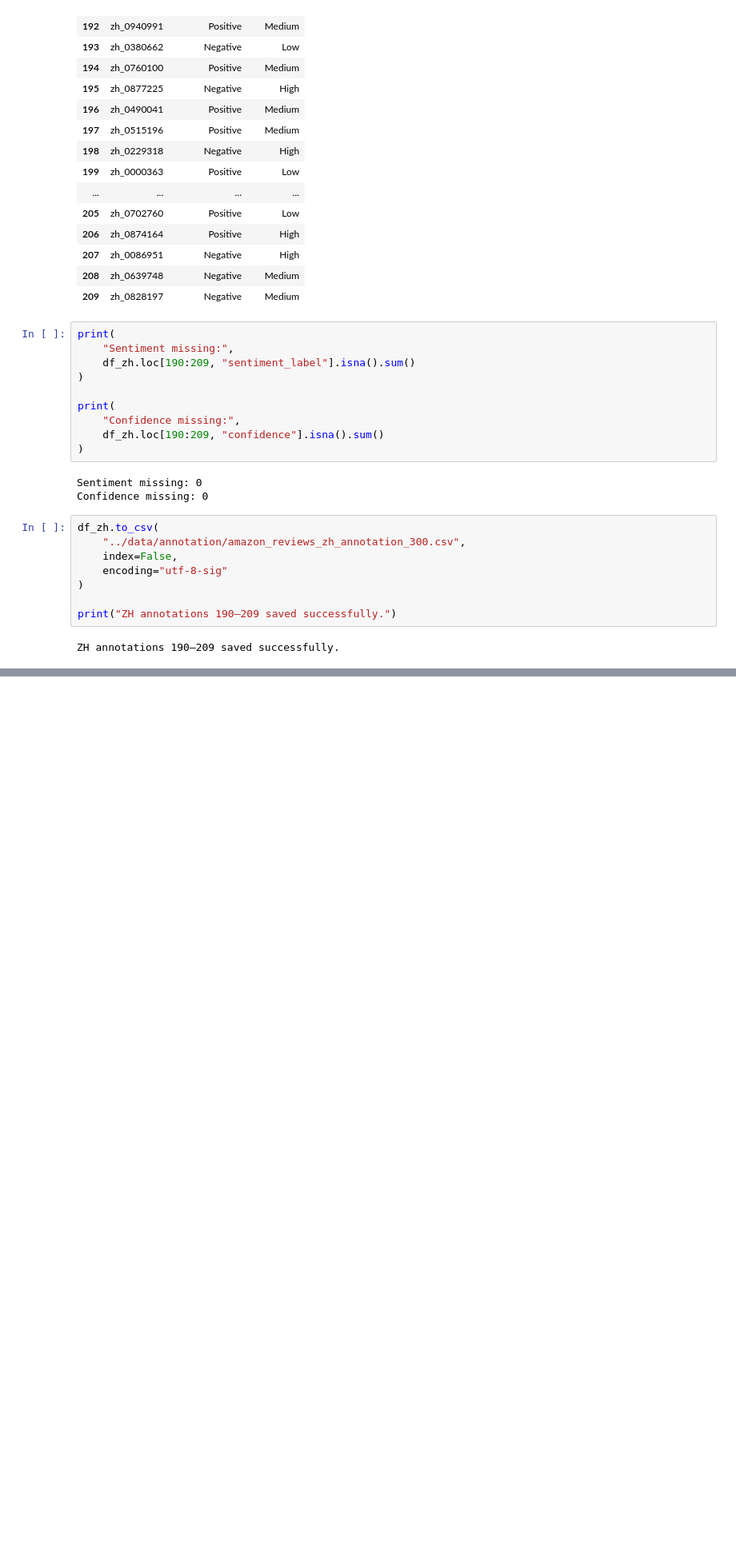
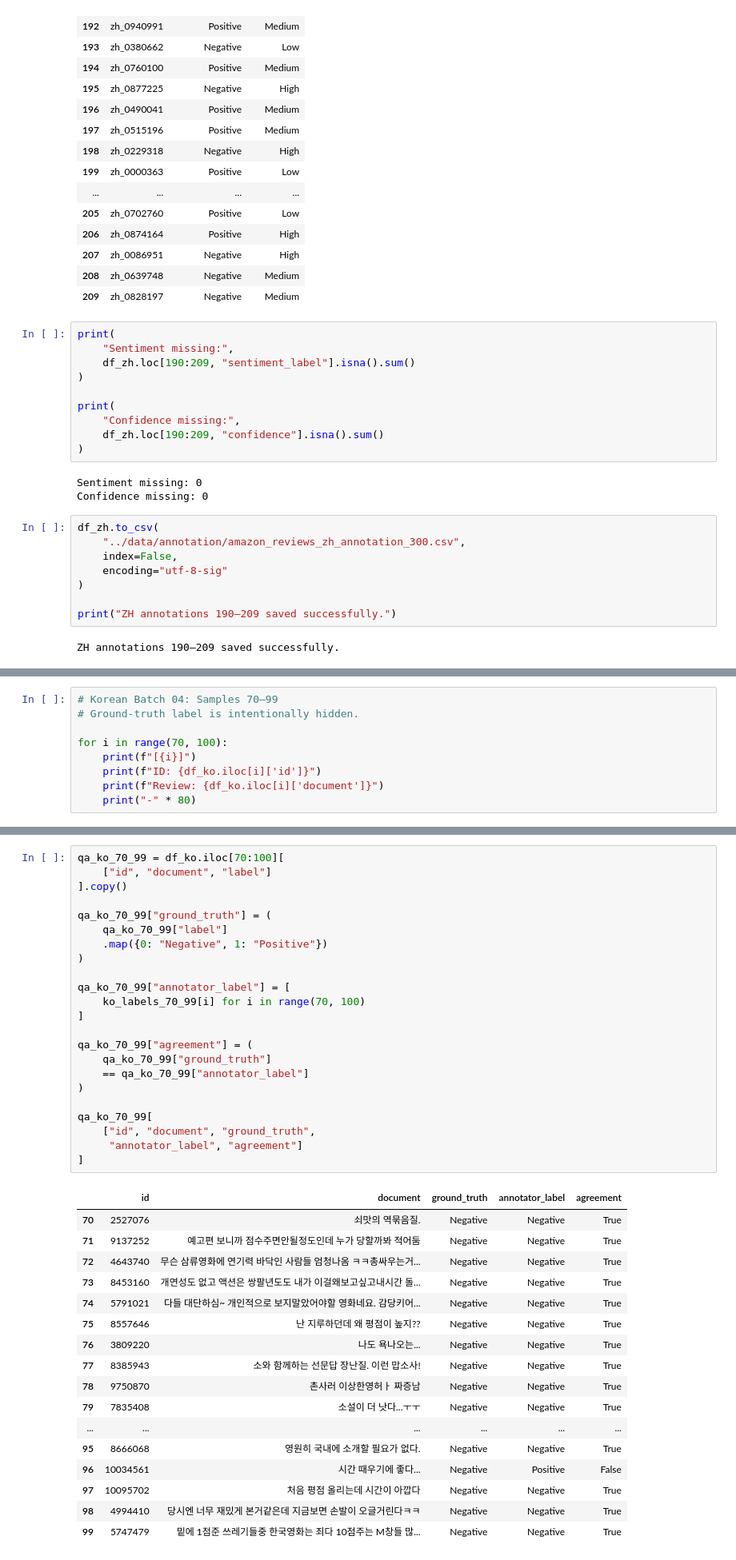
Before and after one commit to yoonjusong-analytics/data-labeling-portfolio, a Jupyter notebook: 01_multilingual_sentiment/notebooks/03_annotation_qa.ipynb, the cells around one changed output, grey strips where cells are left out. Shown at 80% size. Drawn from its saved outputs; the diff is of its cells as text; blank space fills up the shorter version.

```diff
--- a/01_multilingual_sentiment/notebooks/03_annotation_qa.ipynb
+++ b/01_multilingual_sentiment/notebooks/03_annotation_qa.ipynb
@@ -3047,0 +4698,9 @@ Total confidence missing: 90
+# %%
+# Korean Batch 04: Samples 70–99
+# Ground-truth label is intentionally hidden.
+
+for i in range(70, 100):
+    print(f"[{i}]")
+    print(f"ID: {df_ko.iloc[i]['id']}")
+    print(f"Review: {df_ko.iloc[i]['document']}")
+    print("-" * 80)
@@ -3047,0 +4758,41 @@ Total confidence missing: 90
+# %%
+qa_ko_70_99 = df_ko.iloc[70:100][
+    ["id", "document", "label"]
+].copy()
+
+qa_ko_70_99["ground_truth"] = (
+    qa_ko_70_99["label"]
+    .map({0: "Negative", 1: "Positive"})
+)
+
+qa_ko_70_99["annotator_label"] = [
+    ko_labels_70_99[i] for i in range(70, 100)
+]
+
+qa_ko_70_99["agreement"] = (
+    qa_ko_70_99["ground_truth"]
+    == qa_ko_70_99["annotator_label"]
+)
+
+qa_ko_70_99[
+    ["id", "document", "ground_truth",
+     "annotator_label", "agreement"]
+]
+# %% [output]
+|  | id | document | ground_truth | annotator_label | agreement |
+| 70 | 2527076 | 쇠맛의 역묶음질. | Negative | Negative | True |
+| 71 | 9137252 | 예고편 보니까 점수주면안될정도인데 누가 당할까봐 적어둠 | Negative | Negative | True |
+| 72 | 4643740 | 무슨 삼류영화에 연기력 바닥인 사람들 엄청나옴 ㅋㅋ총싸우는거... | Negative | Negative | True |
+| 73 | 8453160 | 개연성도 없고 액션은 쌍팔년도도 내가 이걸왜보고싶고내시간 돌... | Negative | Negative | True |
+| 74 | 5791021 | 다들 대단하심~ 개인적으로 보지말았어야할 영화네요. 감당키어... | Negative | Negative | True |
+| 75 | 8557646 | 난 지루하던데 왜 평점이 높지?? | Negative | Negative | True |
+| 76 | 3809220 | 나도 욕나오는... | Negative | Negative | True |
+| 77 | 8385943 | 소와 함께하는 선문답 장난질. 이런 맙소사! | Negative | Negative | True |
+| 78 | 9750870 | 촌사러 이상한영허ㅏ 짜증남 | Negative | Negative | True |
+| 79 | 7835408 | 소설이 더 낫다...ㅜㅜ | Negative | Negative | True |
+| ... | ... | ... | ... | ... | ... |
+| 95 | 8666068 | 영원히 국내에 소개할 필요가 없다. | Negative | Negative | True |
+| 96 | 10034561 | 시간 때우기에 좋다... | Negative | Positive | False |
+| 97 | 10095702 | 처음 평점 올리는데 시간이 아깝다 | Negative | Negative | True |
+| 98 | 4994410 | 당시엔 너무 재밌게 본거같은데 지금보면 손발이 오글거린다ㅋㅋ | Negative | Negative | True |
+| 99 | 5747479 | 밑에 1점준 쓰레기들중 한국영화는 죄다 10점주는 M창들 많... | Negative | Negative | True |
```
Also changed, not shown: parts of 87 cells of this notebook, 4 other files.
